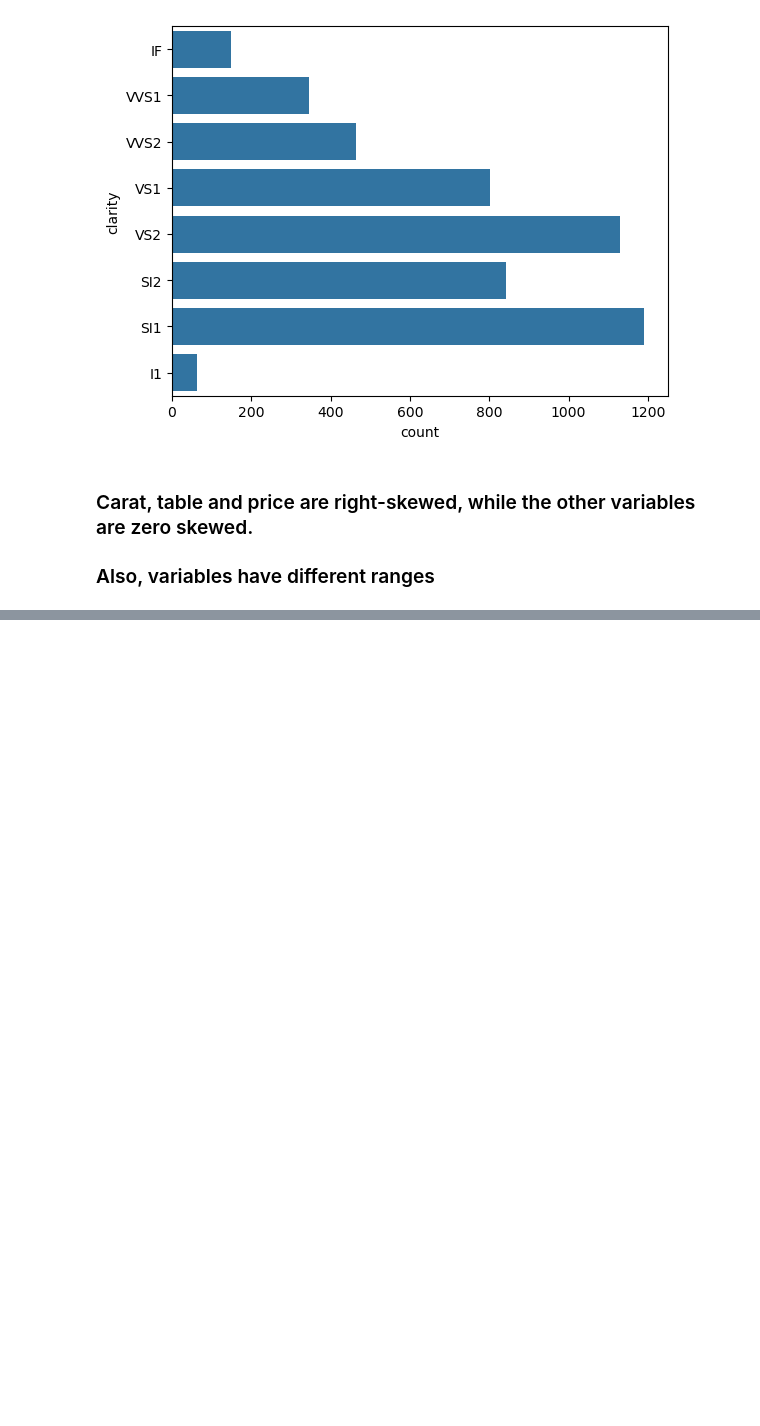
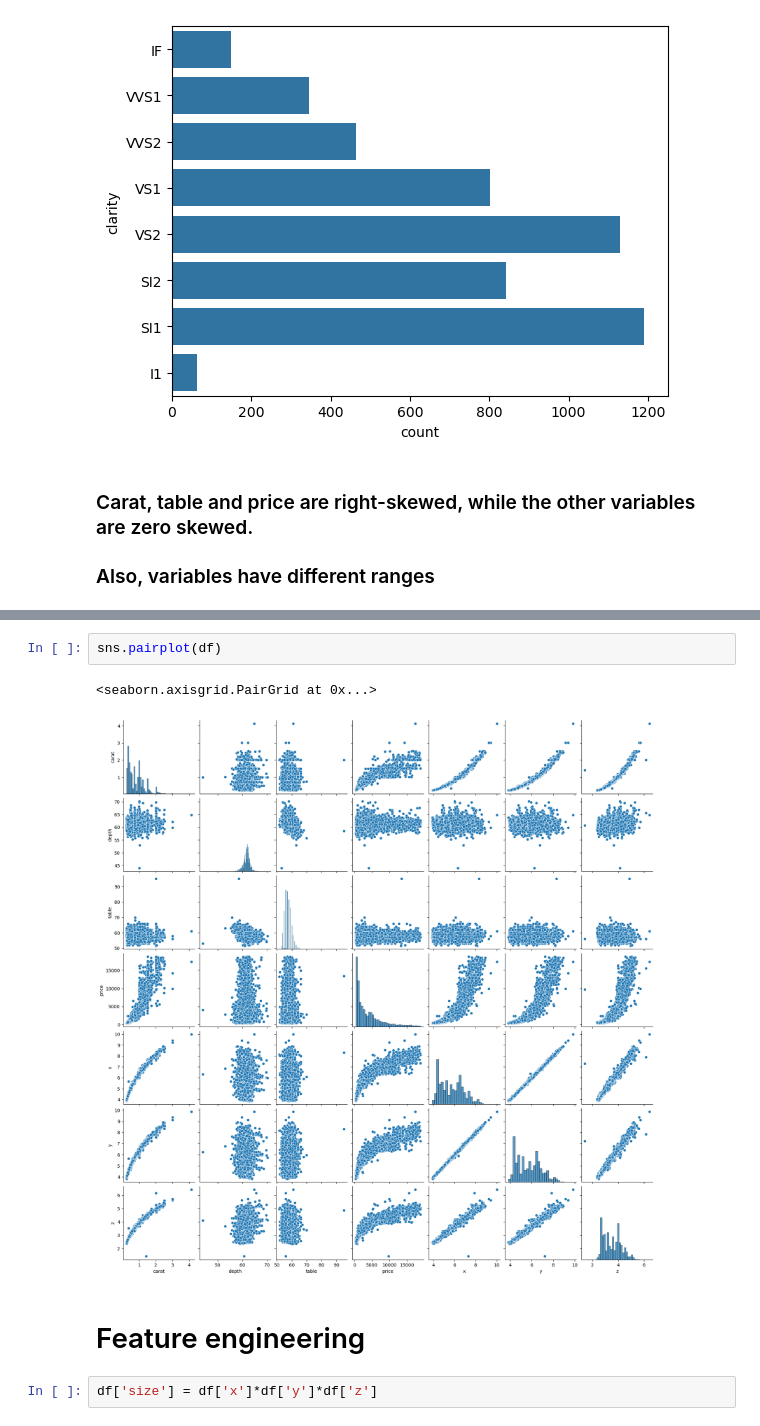
Before and after one commit to matiasmilla/xtream-ai-assignment-engineer, a Jupyter notebook: diamond_price_prediction.ipynb, the cells around one changed output, grey strips where cells are left out. Drawn from its saved outputs; the diff is of its cells as text; blank space fills up the shorter version.

```diff
--- a/diamond_price_prediction.ipynb
+++ b/diamond_price_prediction.ipynb
@@ -132,0 +156,9 @@ dtype: float64
+# %%
+sns.pairplot(df)
+# %% [output]
+<seaborn.axisgrid.PairGrid at 0x...>
+[figure, added]
+# %% [markdown]
+# Feature engineering
+# %%
+df['size'] = df['x']*df['y']*df['z']
```
Also changed, not shown: parts of 15 cells of this notebook.
